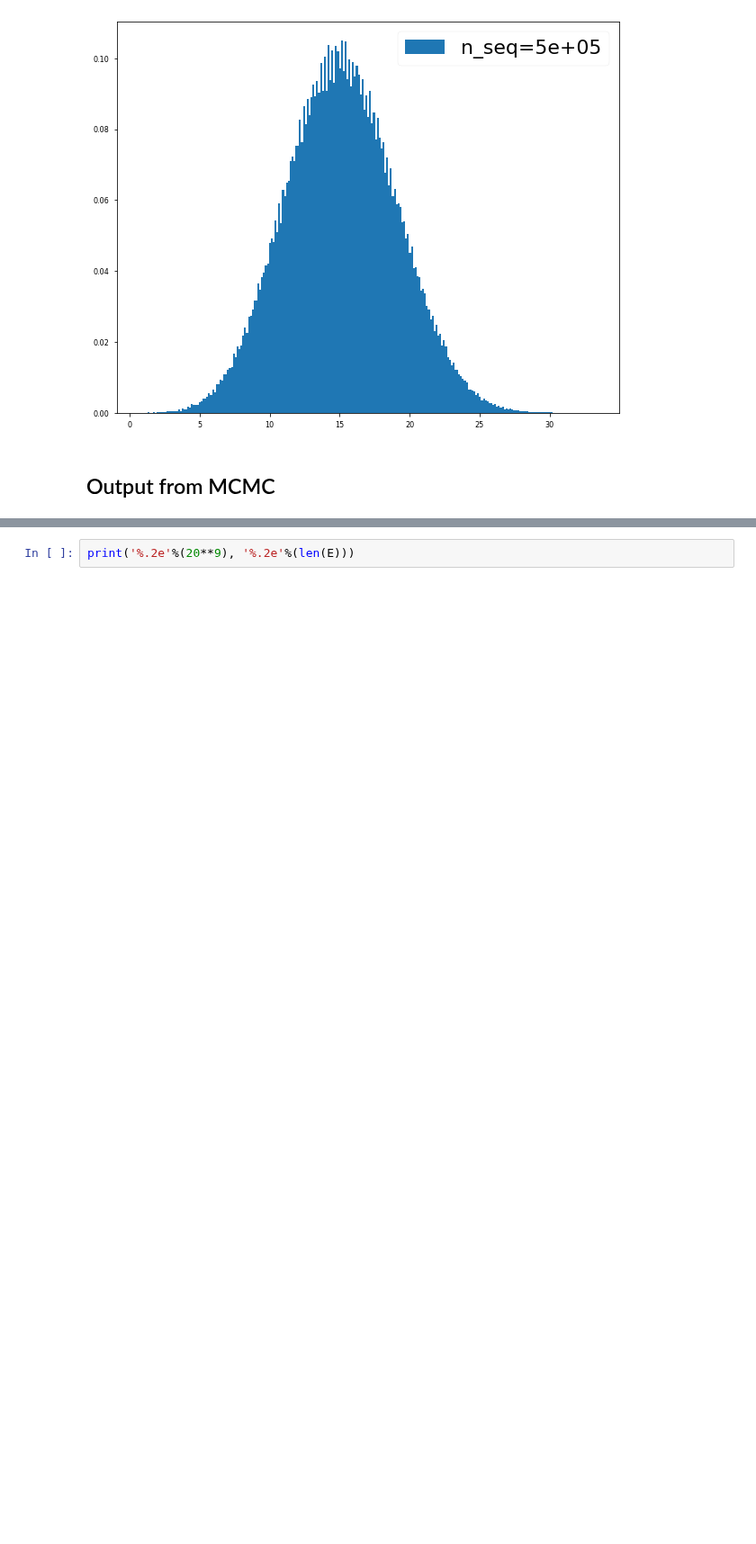
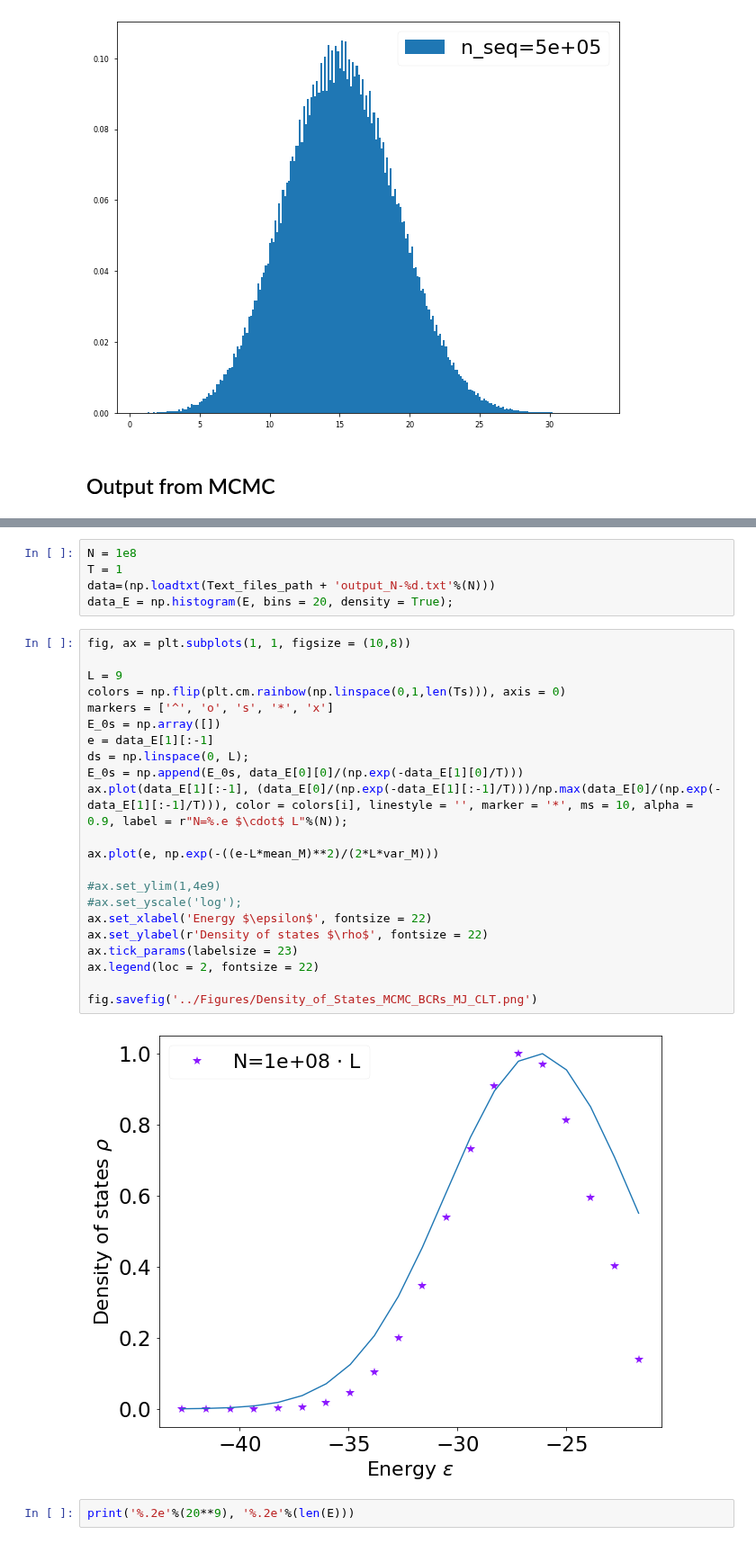
Before and after one commit to betoto008/Affinity_maturation, a Jupyter notebook: Jupyter_Notebooks/0_Shape_Space.ipynb, the cells around one changed output, grey strips where cells are left out. Shown at 90% size. Saved outputs shown, nothing was run; the diff lists cells and outputs as text; blank space fills up the shorter version.

```diff
--- a/Jupyter_Notebooks/0_Shape_Space.ipynb
+++ b/Jupyter_Notebooks/0_Shape_Space.ipynb
@@ -163,6 +198,35 @@ ax.legend(loc = 4, fontsize = 22)
 fig.savefig('../Figures/Density_of_States_MCMC_BCRs_MJ_N.png')
 # %% [output]
 [figure]
+# %%
+N = 1e8
+T = 1
+data=(np.loadtxt(Text_files_path + 'output_N-%d.txt'%(N)))
+data_E = np.histogram(E, bins = 20, density = True);
+# %%
+fig, ax = plt.subplots(1, 1, figsize = (10,8))
+
+L = 9
+colors = np.flip(plt.cm.rainbow(np.linspace(0,1,len(Ts))), axis = 0)
+markers = ['^', 'o', 's', '*', 'x']
+E_0s = np.array([])
+e = data_E[1][:-1]
+ds = np.linspace(0, L);
+E_0s = np.append(E_0s, data_E[0][0]/(np.exp(-data_E[1][0]/T)))
+ax.plot(data_E[1][:-1], (data_E[0]/(np.exp(-data_E[1][:-1]/T)))/np.max(data_E[0]/(np.exp(-data_E[1][:-1]/T))), color = colors[i], linestyle = '', marker = '*', ms = 10, alpha = 0.9, label = r"N=%.e $\cdot$ L"%(N));
+
+ax.plot(e, np.exp(-((e-L*mean_M)**2)/(2*L*var_M)))
+
+#ax.set_ylim(1,4e9)
+#ax.set_yscale('log');
+ax.set_xlabel('Energy $\epsilon$', fontsize = 22)
+ax.set_ylabel(r'Density of states $\rho$', fontsize = 22)
+ax.tick_params(labelsize = 23)
+ax.legend(loc = 2, fontsize = 22)
+
+fig.savefig('../Figures/Density_of_States_MCMC_BCRs_MJ_CLT.png')
+# %% [output]
+[figure, added]
 # %%
 print('%.2e'%(20**9), '%.2e'%(len(E)))
 # %% [output]
```
Also changed, not shown: parts of 16 cells of this notebook, 3 other files.
